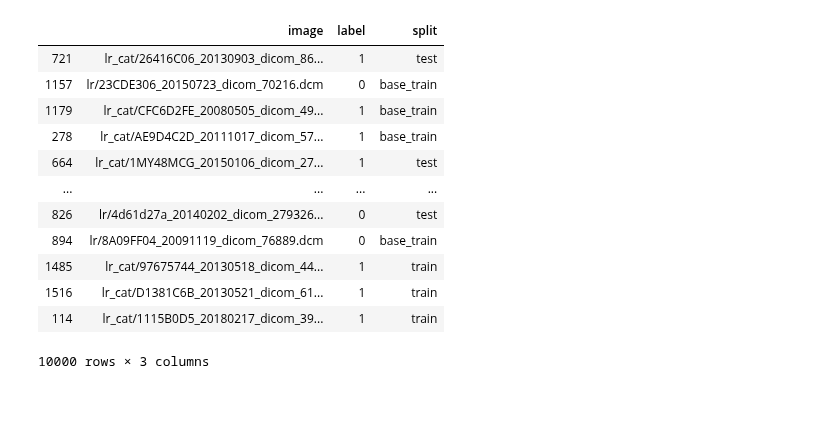
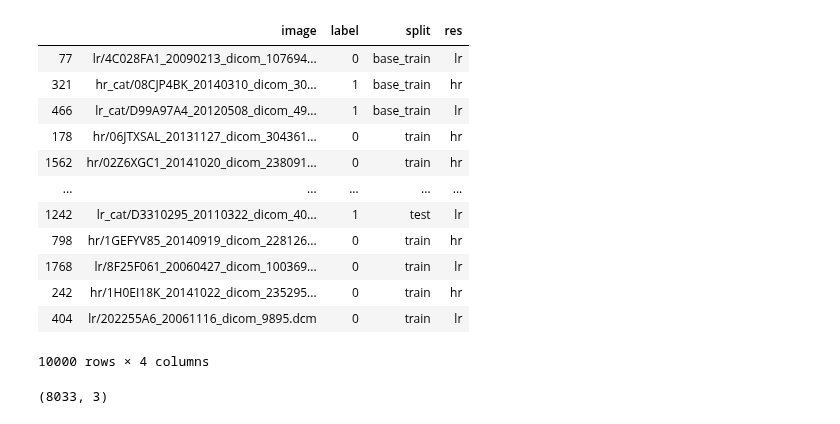
Before and after one commit to cirmuw/dynamicmemory, a Jupyter notebook: CreateDatasets.ipynb, the cells around one changed output. Drawn from its saved outputs; the diff is of its cells as text; code cells hidden in the pictures.

```diff
--- a/CreateDatasets.ipynb
+++ b/CreateDatasets.ipynb
@@ -24,14 +24,14 @@ def train_validate_test_split(img_dir, class_label=0, train_percent=.4, validate
 df_hr = train_validate_test_split('/project/catinous/cat_data/hr/', class_label=0)
 df_hr_cat = train_validate_test_split('/project/catinous/cat_data/hr_cat/', class_label=1)
 df_hr = df_hr.append(df_hr_cat)
-
+df_hr['res'] = 'hr'
 df_hr.to_csv('catsinom_hr_dataset.csv')
 # %%
 df_lr = train_validate_test_split('/project/catinous/cat_data/lr/', class_label=0)
 df_lr_cat = train_validate_test_split('/project/catinous/cat_data/lr_cat/', class_label=1)
 df_lr = df_lr.append(df_lr_cat)
-
+df_lr['res'] = 'lr'
 df_lr.to_csv('catsinom_lr_dataset.csv')
 # %%
-df = df_lr.append(df_hr)
+df = df_lr.append(df_hr, sort=False)
 df.to_csv('catsinom_combined_dataset.csv')
@@ -38,16 +40,20 @@ df.to_csv('catsinom_combined_dataset.csv')
 # %%
-df_lr.sample(10000, replace=True)
+df.sample(10000, replace=True)
 # %% [output]
-|  | image | label | split |
-| 721 | lr_cat/26416C06_20130903_dicom_86... | 1 | test |
-| 1157 | lr/23CDE306_20150723_dicom_70216.dcm | 0 | base_train |
-| 1179 | lr_cat/CFC6D2FE_20080505_dicom_49... | 1 | base_train |
-| 278 | lr_cat/AE9D4C2D_20111017_dicom_57... | 1 | base_train |
-| 664 | lr_cat/1MY48MCG_20150106_dicom_27... | 1 | test |
-| ... | ... | ... | ... |
-| 826 | lr/4d61d27a_20140202_dicom_279326... | 0 | test |
-| 894 | lr/8A09FF04_20091119_dicom_76889.dcm | 0 | base_train |
-| 1485 | lr_cat/97675744_20130518_dicom_44... | 1 | train |
-| 1516 | lr_cat/D1381C6B_20130521_dicom_61... | 1 | train |
-| 114 | lr_cat/1115B0D5_20180217_dicom_39... | 1 | train |
+|  | image | label | split | res |
+| 77 | lr/4C028FA1_20090213_dicom_107694... | 0 | base_train | lr |
+| 321 | hr_cat/08CJP4BK_20140310_dicom_30... | 1 | base_train | hr |
+| 466 | lr_cat/D99A97A4_20120508_dicom_49... | 1 | base_train | lr |
+| 178 | hr/06JTXSAL_20131127_dicom_304361... | 0 | train | hr |
+| 1562 | hr/02Z6XGC1_20141020_dicom_238091... | 0 | train | hr |
+| ... | ... | ... | ... | ... |
+| 1242 | lr_cat/D3310295_20110322_dicom_40... | 1 | test | lr |
+| 798 | hr/1GEFYV85_20140919_dicom_228126... | 0 | train | hr |
+| 1768 | lr/8F25F061_20060427_dicom_100369... | 0 | train | lr |
+| 242 | hr/1H0EI18K_20141022_dicom_235295... | 0 | train | hr |
+| 404 | lr/202255A6_20061116_dicom_9895.dcm | 0 | train | lr |
-10000 rows × 3 columns
+10000 rows × 4 columns
+# %%
+df.shape
+# %% [output]
+(8033, 3)
```
Also changed, not shown: parts of 1 cell of this notebook, 2 other files.
